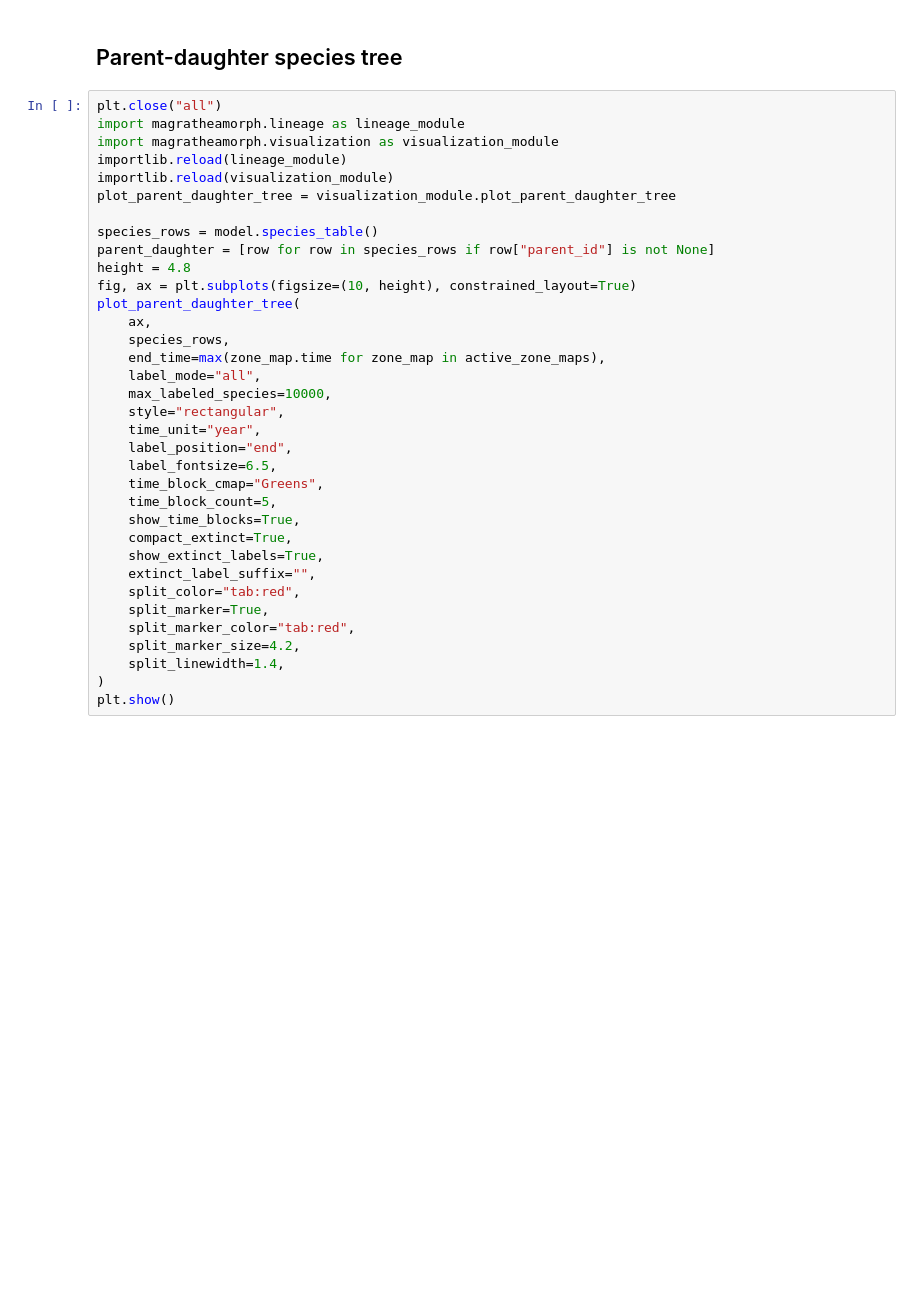
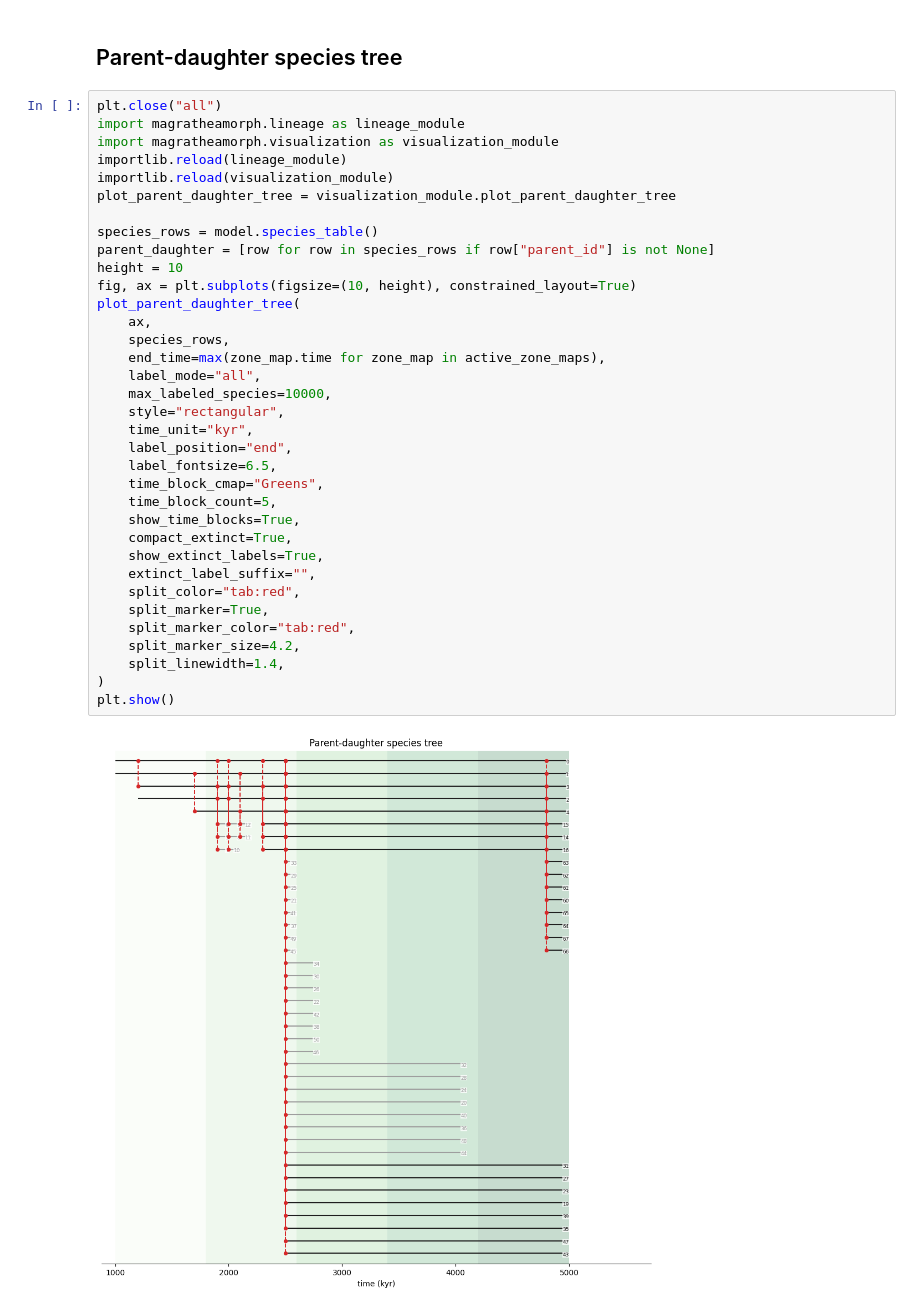
Before and after one commit to xlia62/MagratheaMorph, a Jupyter notebook: notebooks/vtk_time_series_zone_species_test.ipynb, the cells around one changed output. Drawn from its saved outputs; the diff is of its cells as text; blank space fills up the shorter version.

```diff
--- a/notebooks/vtk_time_series_zone_species_test.ipynb
+++ b/notebooks/vtk_time_series_zone_species_test.ipynb
@@ -321,32 +321,34 @@ import magratheamorph.lineage as lineage_module
 import magratheamorph.visualization as visualization_module
 importlib.reload(lineage_module)
 importlib.reload(visualization_module)
 plot_parent_daughter_tree = visualization_module.plot_parent_daughter_tree
 
 species_rows = model.species_table()
 parent_daughter = [row for row in species_rows if row["parent_id"] is not None]
-height = 4.8
+height = 10
 fig, ax = plt.subplots(figsize=(10, height), constrained_layout=True)
 plot_parent_daughter_tree(
     ax,
     species_rows,
     end_time=max(zone_map.time for zone_map in active_zone_maps),
     label_mode="all",
     max_labeled_species=10000,
     style="rectangular",
-    time_unit="year",
+    time_unit="kyr",
     label_position="end",
     label_fontsize=6.5,
     time_block_cmap="Greens",
     time_block_count=5,
     show_time_blocks=True,
     compact_extinct=True,
     show_extinct_labels=True,
     extinct_label_suffix="",
     split_color="tab:red",
     split_marker=True,
     split_marker_color="tab:red",
     split_marker_size=4.2,
     split_linewidth=1.4,
 )
 plt.show()
+# %% [output]
+[figure, added]
```
Also changed, not shown: parts of 8 cells of this notebook, 15 other files.
